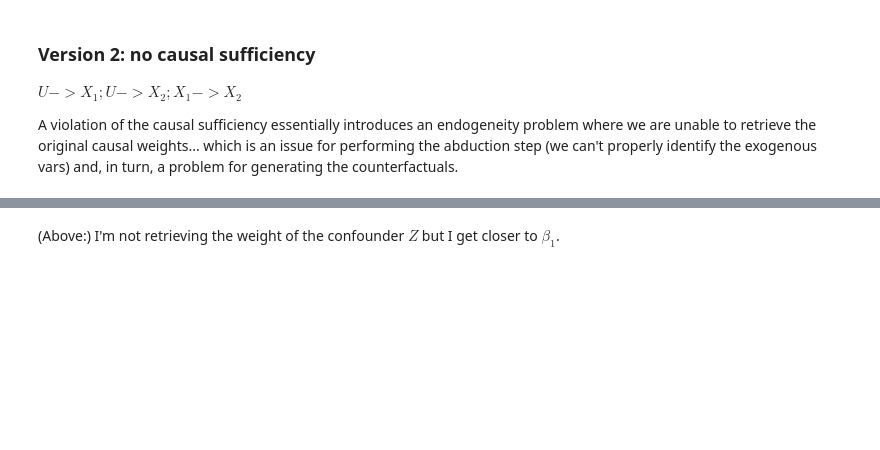
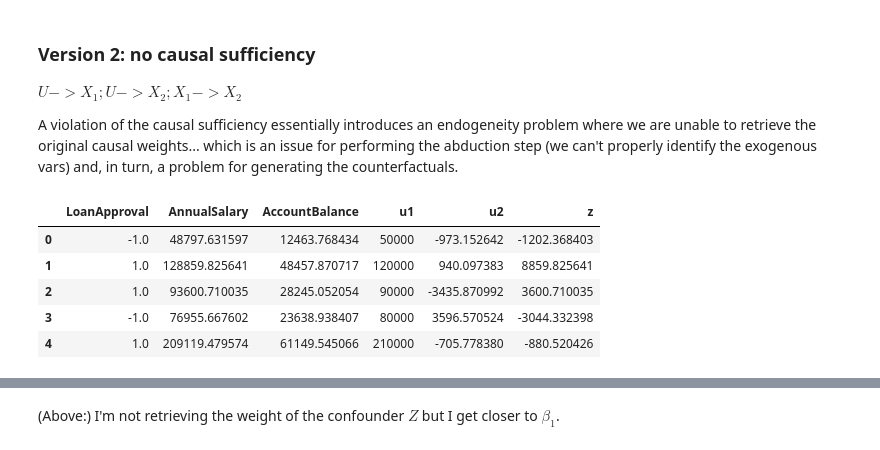
Before and after one commit to cc-jalvarez/counterfactual-situation-testing, a Jupyter notebook: synthetic_scf.ipynb, the cells around one changed output, grey strips where cells are left out. Cells and saved outputs as stored; diff of their text form; code cells hidden in the pictures; blank space fills up the shorter version.

```diff
--- a/synthetic_scf.ipynb
+++ b/synthetic_scf.ipynb
@@ -305,13 +311,20 @@ y = np.sign(x1 + beta_2*x2 - 225000)
 # %%
 # store data for testing RStan
 d2 = {'LoanApproval': y,
       'AnnualSalary': x1,
       'AccountBalance': x2,
       'u1': u1,
       'u2': u2,
       'z': z}
 data2 = pd.DataFrame(d2)
-data2.head(10)
+data2.head(5)
+# %% [output]
+|  | LoanApproval | AnnualSalary | AccountBalance | u1 | u2 | z |
+| 0 | -1.0 | 48797.631597 | 12463.768434 | 50000 | -973.152642 | -1202.368403 |
+| 1 | 1.0 | 128859.825641 | 48457.870717 | 120000 | 940.097383 | 8859.825641 |
+| 2 | 1.0 | 93600.710035 | 28245.052054 | 90000 | -3435.870992 | 3600.710035 |
+| 3 | -1.0 | 76955.667602 | 23638.938407 | 80000 | 3596.570524 | -3044.332398 |
+| 4 | 1.0 | 209119.479574 | 61149.545066 | 210000 | -705.778380 | -880.520426 |
 # %%
 # just in case
 del x, y, model
```
Also changed, not shown: parts of 26 cells of this notebook, 1 other file.
